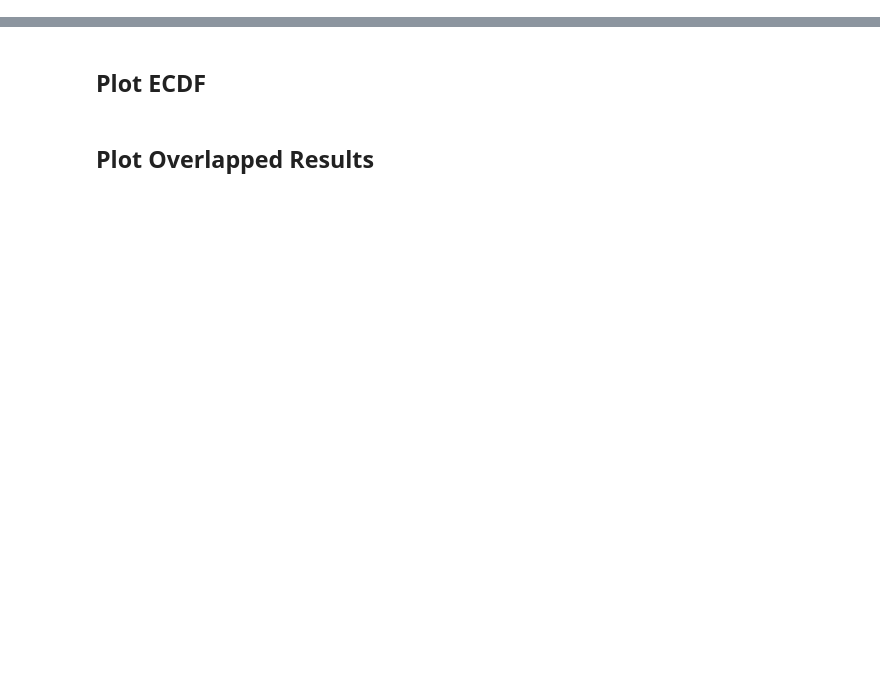
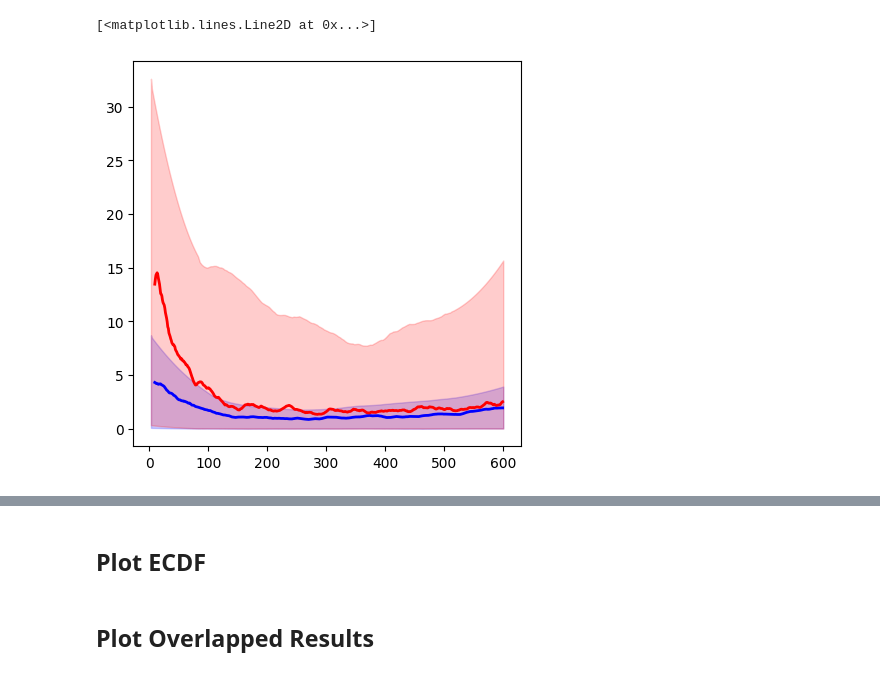
Before and after one commit to mlpotter/OptimalTrackingAndControl, a Jupyter notebook: src_faster/visualize_results.ipynb, the cells around one changed output, grey strips where cells are left out. Saved outputs shown, nothing was run; the diff lists cells and outputs as text; code cells hidden in the pictures; blank space fills up the shorter version.

```diff
--- a/src_faster/visualize_results.ipynb
+++ b/src_faster/visualize_results.ipynb
@@ -152,10 +191,13 @@ plt.plot(np.quantile(rmse_move_sfim_bad,q=0.5,axis=0), linewidth=2,color="red",l
 # %%
 plt.figure(figsize=(5,5))
-hdi_interval = 0.90
-az.plot_hdi(k, np.expand_dims(rmse_move_sfim,axis=0),hdi_prob=hdi_interval,smooth=False,color='blue',fill_kwargs={'alpha': 0.2})
-plt.plot(np.quantile(rmse_move_sfim,q=0.5,axis=0), linewidth=2,color="blue",label='SFIM Mobile Radar') #mean curve.
-az.plot_hdi(k, np.expand_dims(rmse_move_sfim_bad,axis=0),hdi_prob=hdi_interval,smooth=False,color='red',fill_kwargs={'alpha': 0.2})
-plt.plot(np.quantile(rmse_move_sfim_bad,q=0.5,axis=0), linewidth=2,color="red",label='SFIM Bad Mobile Radar') #mean curve.
+hdi_interval = 0.80
+az.plot_hdi(k, np.expand_dims(rmse_move_sfim,axis=0),hdi_prob=hdi_interval,smooth=True,color='blue',fill_kwargs={'alpha': 0.2})
+plt.plot(pd.Series(np.quantile(rmse_move_sfim,q=0.5,axis=0)).rolling(window=10).mean(), linewidth=2,color="blue",label='SFIM Mobile Radar') #mean curve.
+az.plot_hdi(k, np.expand_dims(rmse_move_sfim_bad,axis=0),hdi_prob=hdi_interval,smooth=True,color='red',fill_kwargs={'alpha': 0.2})
+plt.plot(pd.Series(np.quantile(rmse_move_sfim_bad,q=0.5,axis=0)).rolling(window=10).mean(), linewidth=2,color="red",label='SFIM Bad Mobile Radar') #mean curve.
+# %% [output]
+[<matplotlib.lines.Line2D at 0x...>]
+[figure, added]
 # %%
 under_line = np.quantile(rmse_move_pfim,0.1,axis=0) #np.clip(rmse.std(axis=0)*-1.96,a_min=0,a_max=np.inf)
 over_line = np.quantile(rmse_move_pfim,0.9,axis=0) #rmse.std(axis=0)*1.96
```
Also changed, not shown: parts of 15 cells of this notebook, 2 other files.
